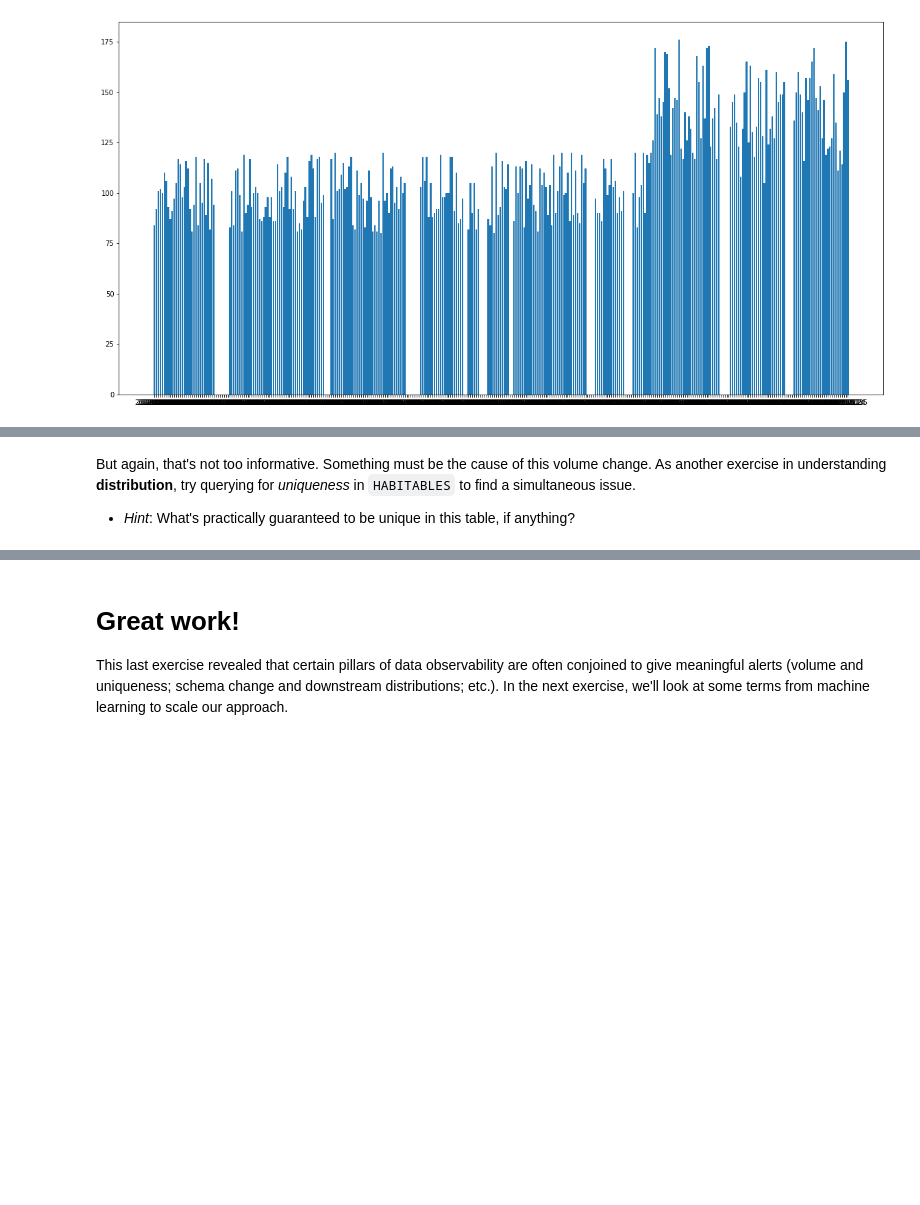
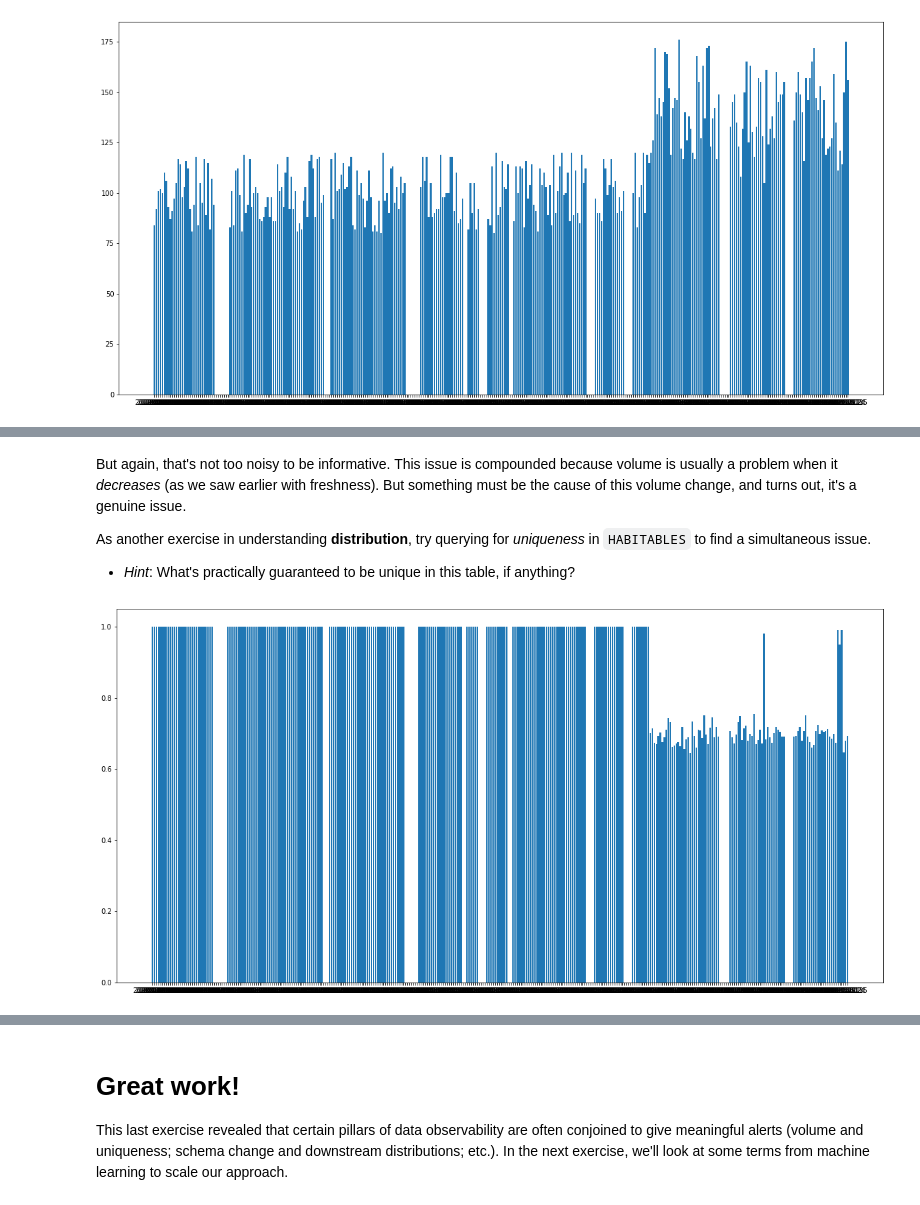
Before and after one commit to monte-carlo-data/data-downtime-challenge, a Jupyter notebook: exercise_3/ex3.ipynb, the cells around one changed output, grey strips where cells are left out. Drawn from its saved outputs; the diff is of its cells as text; code cells hidden in the pictures; blank space fills up the shorter version.

```diff
--- a/exercise_3/ex3.ipynb
+++ b/exercise_3/ex3.ipynb
@@ -46,11 +49,3 @@ Why care about conjunctions of events, when individual events provide all the in
 
 Take the past exercise as an example -- we saw that the `habitability` field had anomalous rates of zeroed values:
-# %%
-from datetime import datetime, timedelta
-all_days = []
-date = datetime(2020, 1, 1)
-for _ in range(350):
-    all_days.append(date.strftime("%Y-%m-%d"))
-    date += timedelta(days=1)
-all_days = pd.Index(all_days)
 # %%
@@ -256,5 +191,7 @@ plt.show()
 # %% [markdown]
-But again, that's not too informative. Something must be the cause of this volume change. As another exercise in understanding **distribution**, try querying for _uniqueness_ in `HABITABLES` to find a simultaneous issue.
+But again, that's not too noisy to be informative. This issue is compounded because volume is usually a problem when it *decreases* (as we saw earlier with freshness). But something must be the cause of this volume change, and turns out, it's a genuine issue.
+
+As another exercise in understanding **distribution**, try querying for _uniqueness_ in `HABITABLES` to find a simultaneous issue.
 
 - *Hint*: What's practically guaranteed to be unique in this table, if anything?
 # %%
@@ -263,3 +200,14 @@ SQL = """
 
 """
 # END YOUR CODE
+# %%
+h_uniq = pd.read_sql_query(SQL, conn)
+h_uniq = h_uniq.rename(columns={clmn: clmn.lower() for clmn in h_uniq.columns}) \
+    .set_index("date_added") \
+    .reindex(all_days)
+# %%
+plt.figure(figsize=(20, 10))
+plt.bar(all_days, height=h_uniq["pct_unique"])
+plt.show()
+# %% [output]
+[figure, added]
```
Also changed, not shown: parts of 26 cells of this notebook, 2 other files.
